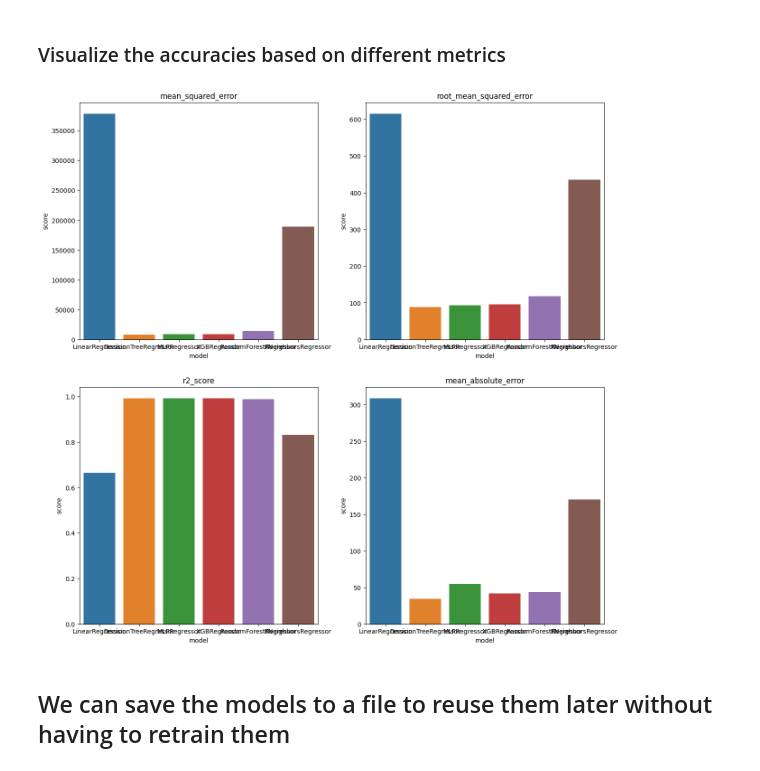
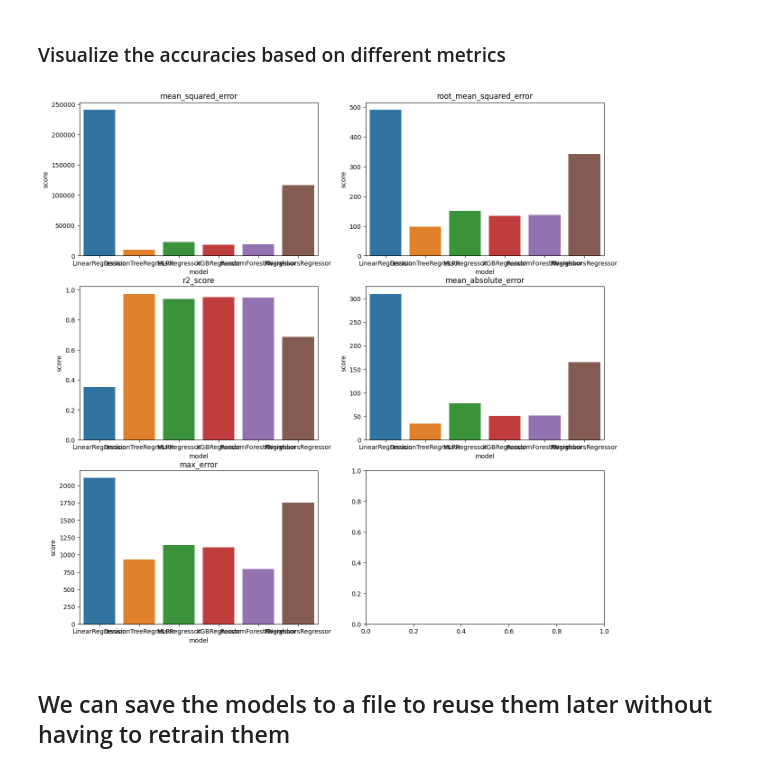
Before and after one commit to MarcelRosier/bdp_project, a Jupyter notebook: mental_health/model_analysis_showcase.ipynb, the cells around one changed output. Cells and saved outputs as stored; diff of their text form; code cells hidden in the pictures.

Commit message:
- adapted MA to amtch new splitting logic

```diff
--- a/mental_health/model_analysis_showcase.ipynb
+++ b/mental_health/model_analysis_showcase.ipynb
@@ -8,7 +8,7 @@ model_analysis = ModelAnalysis(models=ModelAnalysis.ALL_MODELS_UNTRAINED)
 # %%
 
 # train the models
-# model_analysis.train()
+model_analysis.train()
 
-## here we just laod the pretrained ones
-model_analysis.load_models()
+## here we just load the pretrained ones
+# model_analysis.load_models()
@@ -59,8 +69,8 @@ model_analysis.visualize_predictions(sample_range=(240,276))
 # %% [markdown]
 ### Visualize the accuracies based on different metrics
 # %%
-model_analysis.visualize_metrics()
+model_analysis.visualize_metrics(split='test')
 # %% [output]
-[figure, old version]
+[figure, new version]
 # %% [markdown]
 ## We can save the models to a file to reuse them later without having to retrain them
```
Also changed, not shown: parts of 6 cells of this notebook, 7 other files.
